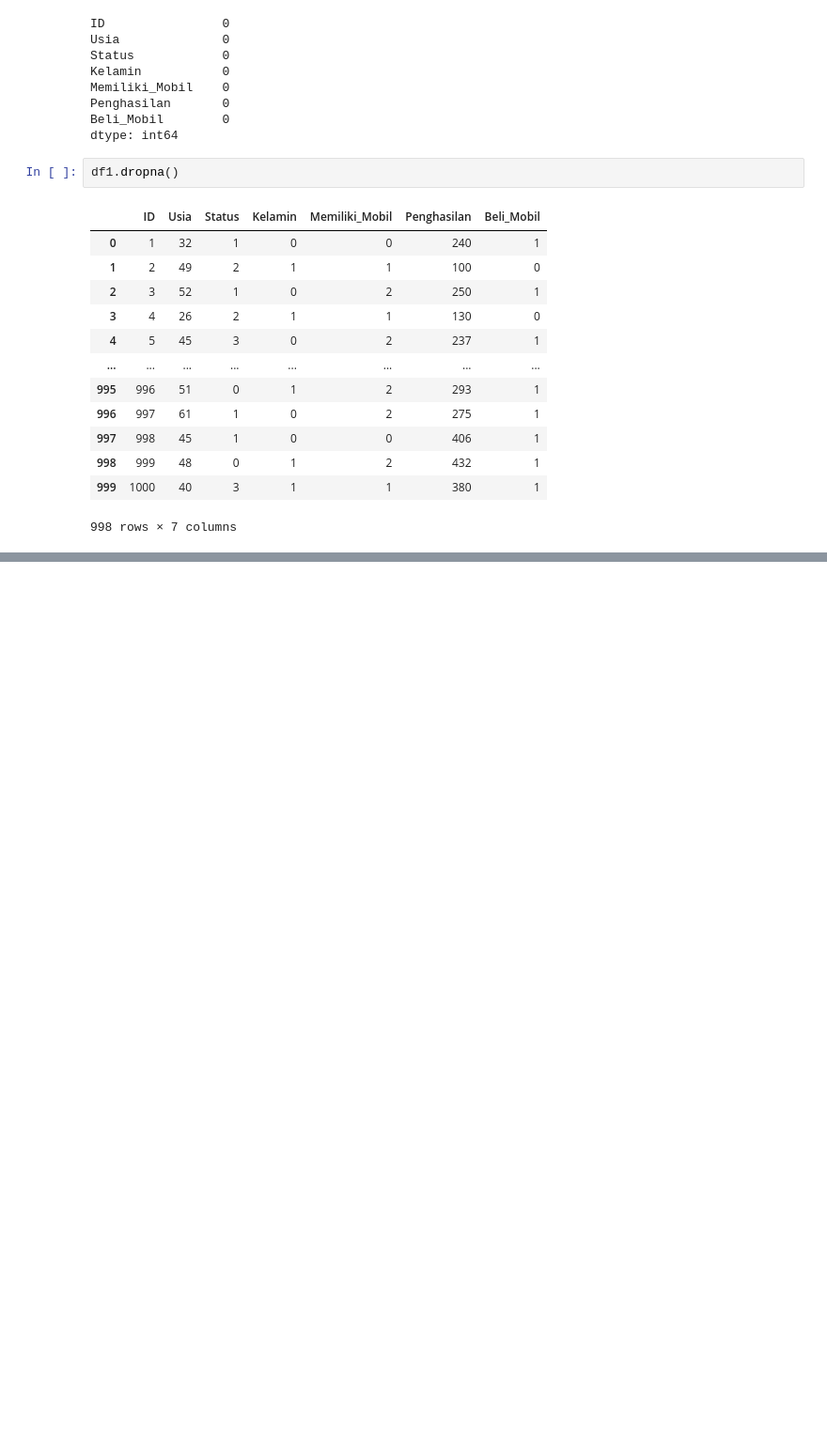
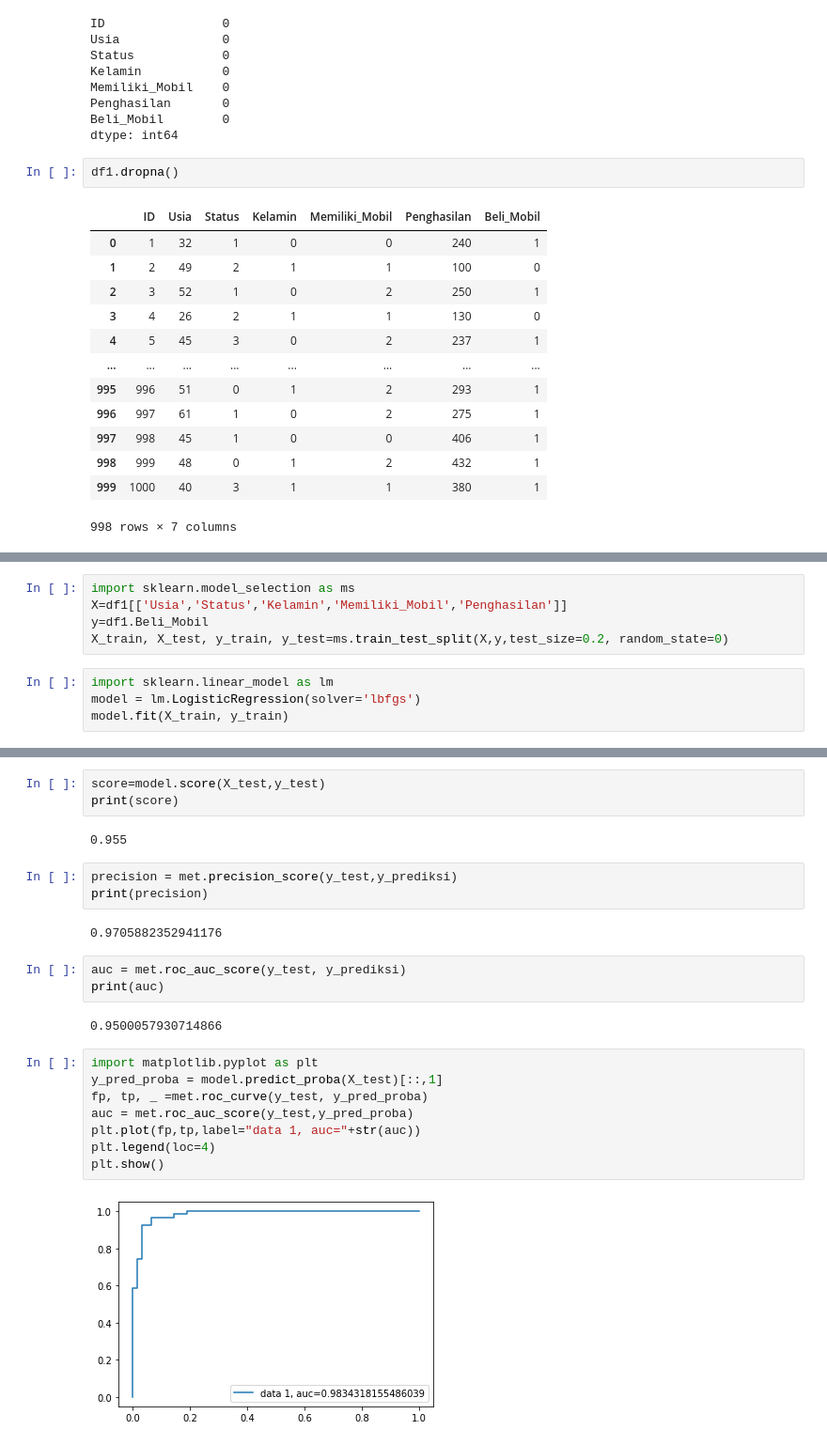
Before and after one commit to amilsiddik/percobaan, a Jupyter notebook: Logistic_Regression.ipynb, the cells around one changed output, grey strips where cells are left out. Shown at 94% size. Saved outputs shown, nothing was run; the diff lists cells and outputs as text; blank space fills up the shorter version.

```diff
--- a/Logistic_Regression.ipynb
+++ b/Logistic_Regression.ipynb
@@ -49,0 +93,9 @@ df1.dropna()
+# %%
+import sklearn.model_selection as ms
+X=df1[['Usia','Status','Kelamin','Memiliki_Mobil','Penghasilan']]
+y=df1.Beli_Mobil
+X_train, X_test, y_train, y_test=ms.train_test_split(X,y,test_size=0.2, random_state=0)
+# %%
+import sklearn.linear_model as lm
+model = lm.LogisticRegression(solver='lbfgs')
+model.fit(X_train, y_train)
@@ -49,0 +134,25 @@ df1.dropna()
+# %%
+score=model.score(X_test,y_test)
+print(score)
+# %% [output]
+0.955
+# %%
+precision = met.precision_score(y_test,y_prediksi)
+print(precision)
+# %% [output]
+0.9705882352941176
+# %%
+auc = met.roc_auc_score(y_test, y_prediksi)
+print(auc)
+# %% [output]
+0.9500057930714866
+# %%
+import matplotlib.pyplot as plt
+y_pred_proba = model.predict_proba(X_test)[::,1]
+fp, tp, _ =met.roc_curve(y_test, y_pred_proba)
+auc = met.roc_auc_score(y_test,y_pred_proba)
+plt.plot(fp,tp,label="data 1, auc="+str(auc))
+plt.legend(loc=4)
+plt.show()
+# %% [output]
+[figure, added]
```
Also changed, not shown: parts of 9 cells of this notebook.
